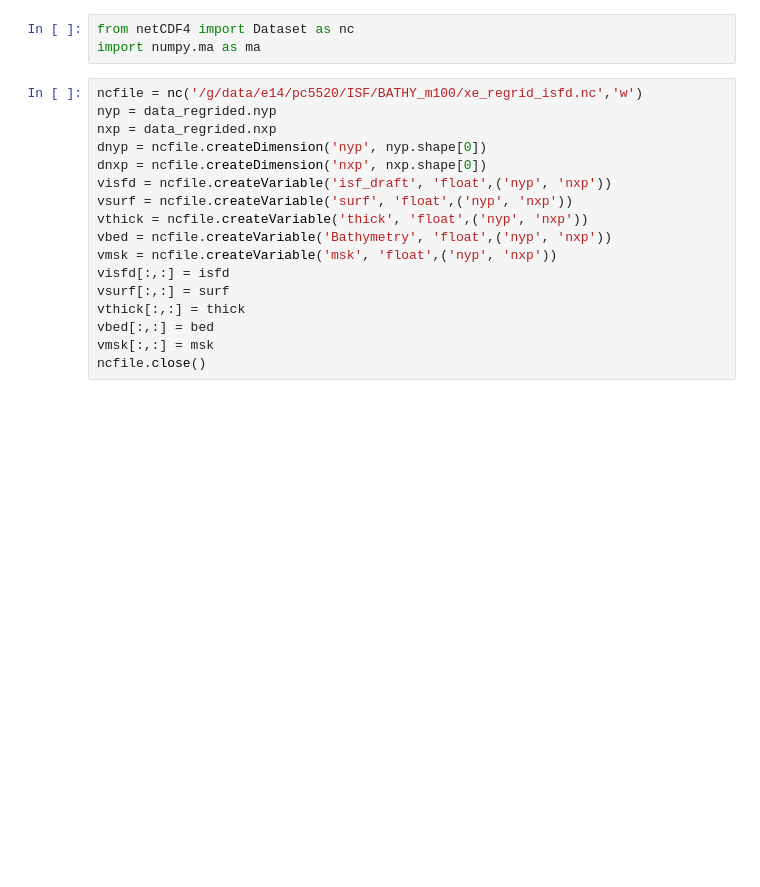
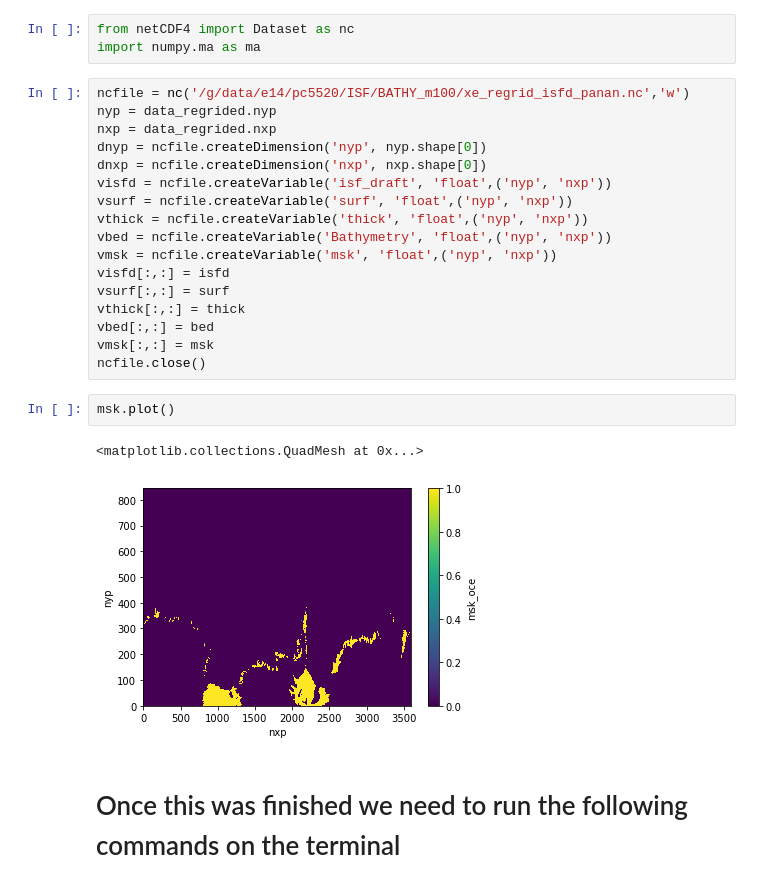
Before and after one commit to pedrocol/basal_mom5-collaborative-project, a Jupyter notebook: notebooks/Ice_shelf/ice_shelf.ipynb, the cells around one changed output. Drawn from its saved outputs; the diff is of its cells as text; blank space fills up the shorter version.

```diff
--- a/notebooks/Ice_shelf/ice_shelf.ipynb
+++ b/notebooks/Ice_shelf/ice_shelf.ipynb
@@ -88,7 +114,7 @@ msk = data_regrided.msk_oce.load()
 from netCDF4 import Dataset as nc
 import numpy.ma as ma
 # %%
-ncfile = nc('/g/data/e14/pc5520/ISF/BATHY_m100/xe_regrid_isfd.nc','w')
+ncfile = nc('/g/data/e14/pc5520/ISF/BATHY_m100/xe_regrid_isfd_panan.nc','w')
 nyp = data_regrided.nyp
 nxp = data_regrided.nxp
 dnyp = ncfile.createDimension('nyp', nyp.shape[0])
@@ -104,3 +130,10 @@ vthick[:,:] = thick
 vbed[:,:] = bed
 vmsk[:,:] = msk
 ncfile.close()
+# %%
+msk.plot()
+# %% [output]
+<matplotlib.collections.QuadMesh at 0x...>
+[figure, added]
+# %% [markdown]
+# Once this was finished we need to run the following commands on the terminal
```
Also changed, not shown: parts of 15 cells of this notebook.
